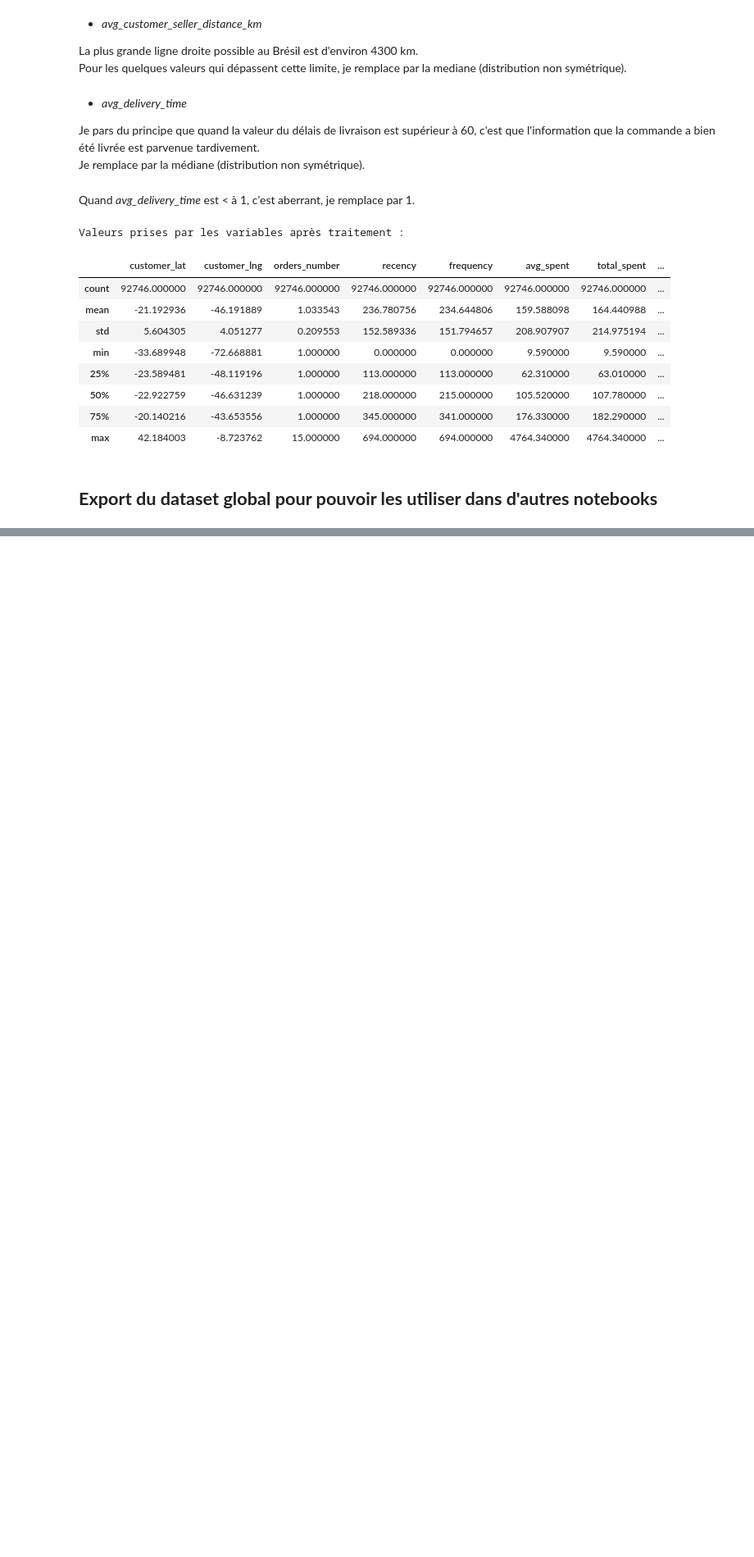
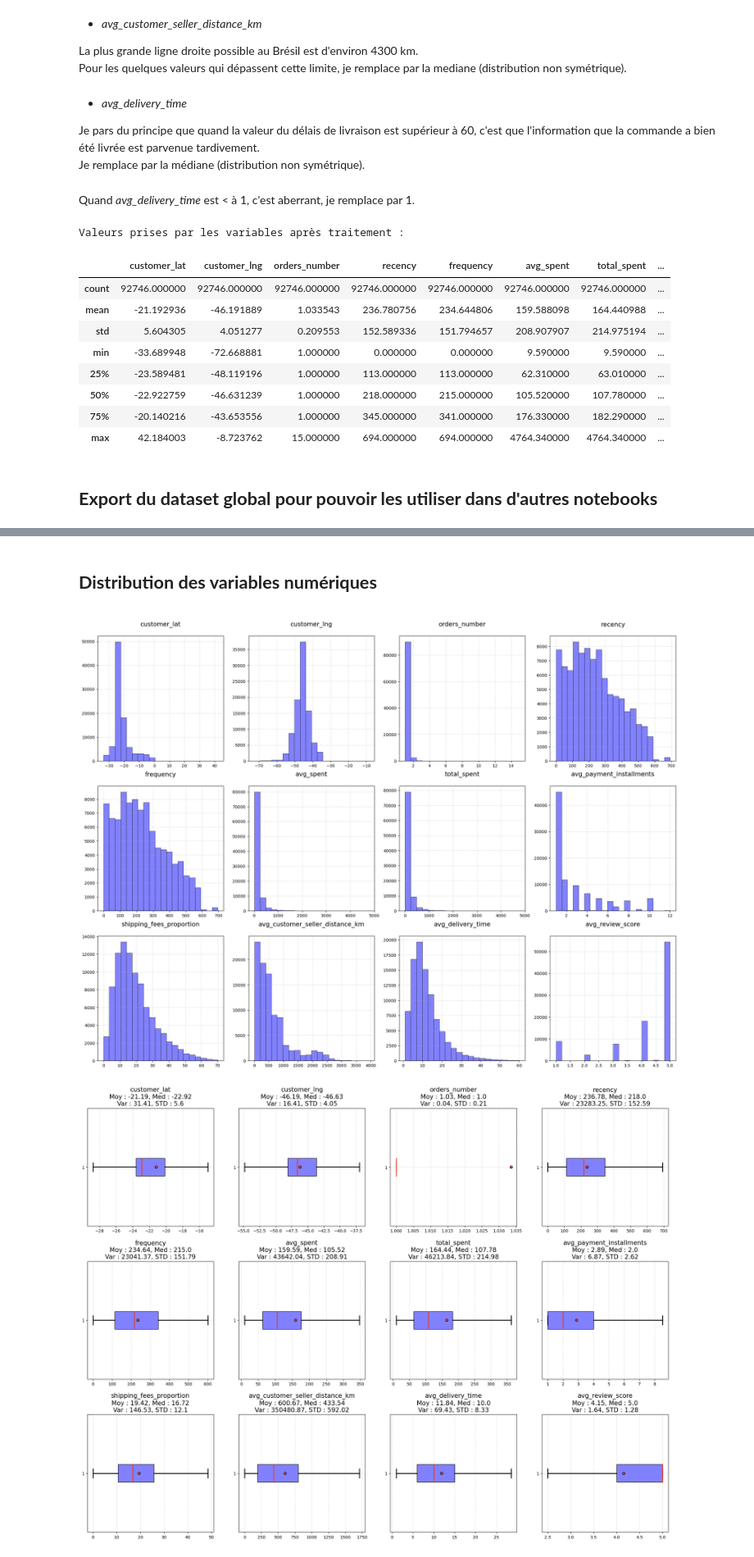
Before and after one commit to BiGHeaDMaX/Segmenter-les-clients-site-e-commerce, a Jupyter notebook: 01 - Analyse Exploratoire.ipynb, the cells around one changed output, grey strips where cells are left out. Shown at 82% size. Drawn from its saved outputs; the diff is of its cells as text; code cells hidden in the pictures; blank space fills up the shorter version.

```diff
--- a/01 - Analyse Exploratoire.ipynb
+++ b/01 - Analyse Exploratoire.ipynb
@@ -781,0 +811,68 @@ else:
+# %% [markdown]
+## **Distribution des variables numériques**
+# %%
+colonnes_numeriques = data.select_dtypes(include=np.number).columns
+
+# Histogramme :
+
+fig = plt.figure(figsize=(25, 25))
+figu = 1
+for i in colonnes_numeriques:
+
+    data_show = data[[i]]
+
+    ax = fig.add_subplot(4,4, (figu))
+
+    mean = round(data_show.mean()[0], 2)
+    median = round(data_show.median()[0], 2)
+    var = round(data_show.var(ddof=0)[0], 2)
+    std = round(data_show.std()[0], 2)
+
+    h = ax.hist(data_show, color = "#8181FF", linewidth=0.5, edgecolor='black', bins=20)
+
+    ax.grid(alpha = 0.8, ls=':')
+    ax.set_title(f"\n{data_show.columns[0]}\n", fontsize=15)
+
+    figu += 1
+
+
+# Boîte à moustaches :
+
+param_box_plot =  {
+            'patch_artist': True,
+            'boxprops': dict(linestyle='-', linewidth=1, color='black', facecolor='#8181FF'),
+            'capprops': dict(color='black', linewidth=2),
+            'flierprops': dict(color='#8181FF', markeredgecolor='black', markeredgewidth=0.5, markerfacecolor='#8181FF', markersize=15, marker='.', alpha=.1),
+            'medianprops': dict(linestyle='-', linewidth=2, color='#ED3B23'),
+            'meanprops': dict(marker='o', markeredgecolor='black', markeredgewidth=1, markerfacecolor='#ED3B23'),
+            'whiskerprops': dict(color='black', linewidth=2)
+                    }
+
+fig, axs = plt.subplots(4, 4, figsize=(25, 25), gridspec_kw={'hspace': 0.3, 'wspace': 0.2}) # 'hspace' pour ajouter de l'espace vertical, 'wspace' de l'espace horizontal
+figu = 0
+for i in colonnes_numeriques:
+
+    data_show = data[[i]]
+
+    ax = axs[figu // 4, figu % 4]
+
+    mean = round(data_show.mean()[0], 2)
+    median = round(data_show.median()[0], 2)
+    var = round(data_show.var(ddof=0)[0], 2)
+    std = round(data_show.std()[0], 2)
+
+    h = ax.boxplot(data_show, vert=False, showfliers=False, showmeans=True, **param_box_plot)
+
+    ax.grid(alpha = 0.8, ls=':')
+    ax.set_title(f"{data_show.columns[0]}\nMoy : {mean}, Med : {median}\nVar : {var}, STD : {std}", fontsize=15)
+
+    figu += 1
+
+# Je supprime les derniers graphiques qui ne sont pas utilisés
+fig.delaxes(axs.ravel()[12])
+fig.delaxes(axs.ravel()[13])
+fig.delaxes(axs.ravel()[14])
+fig.delaxes(axs.ravel()[15])
+# %% [output]
+[figure, added]
+[figure, added]
```
Also changed, not shown: parts of 18 cells of this notebook.
